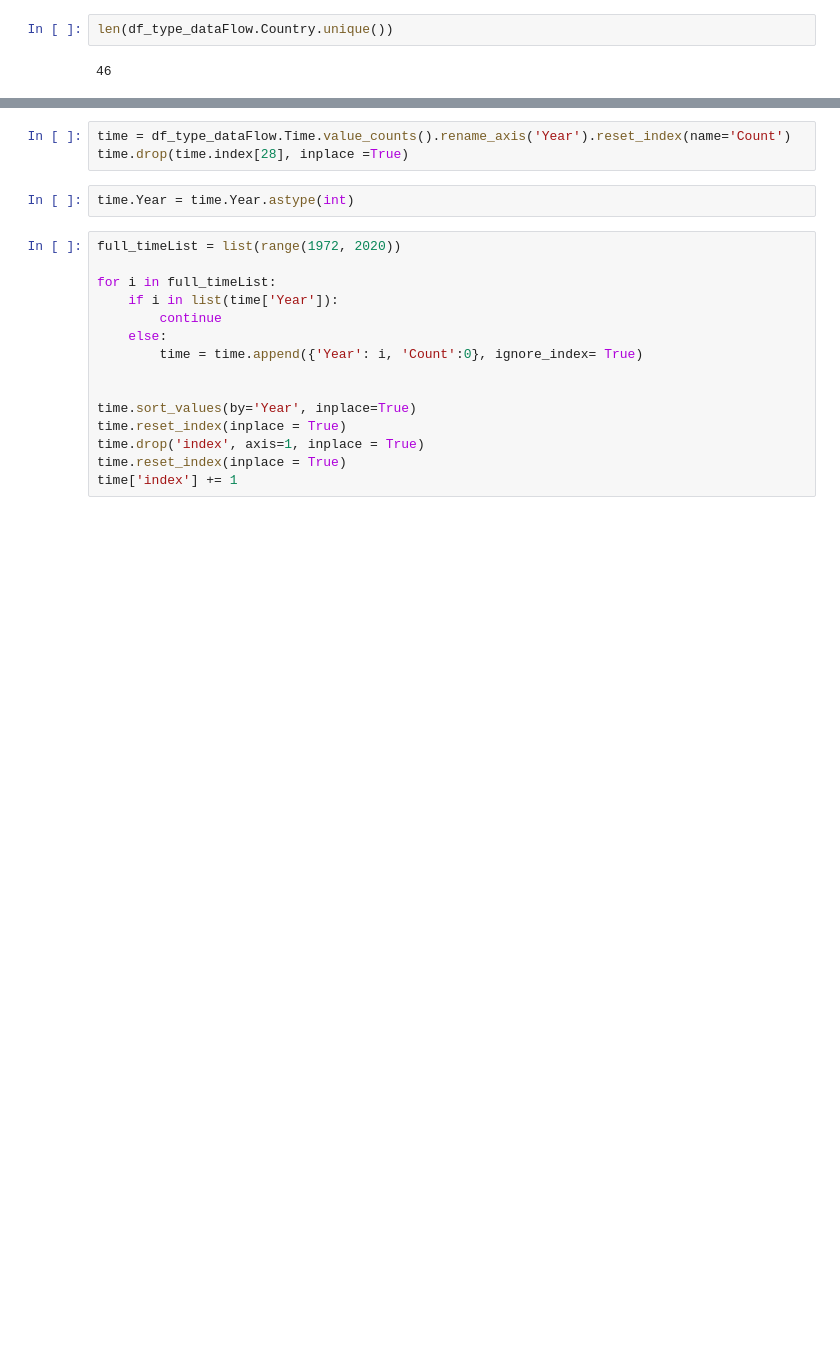
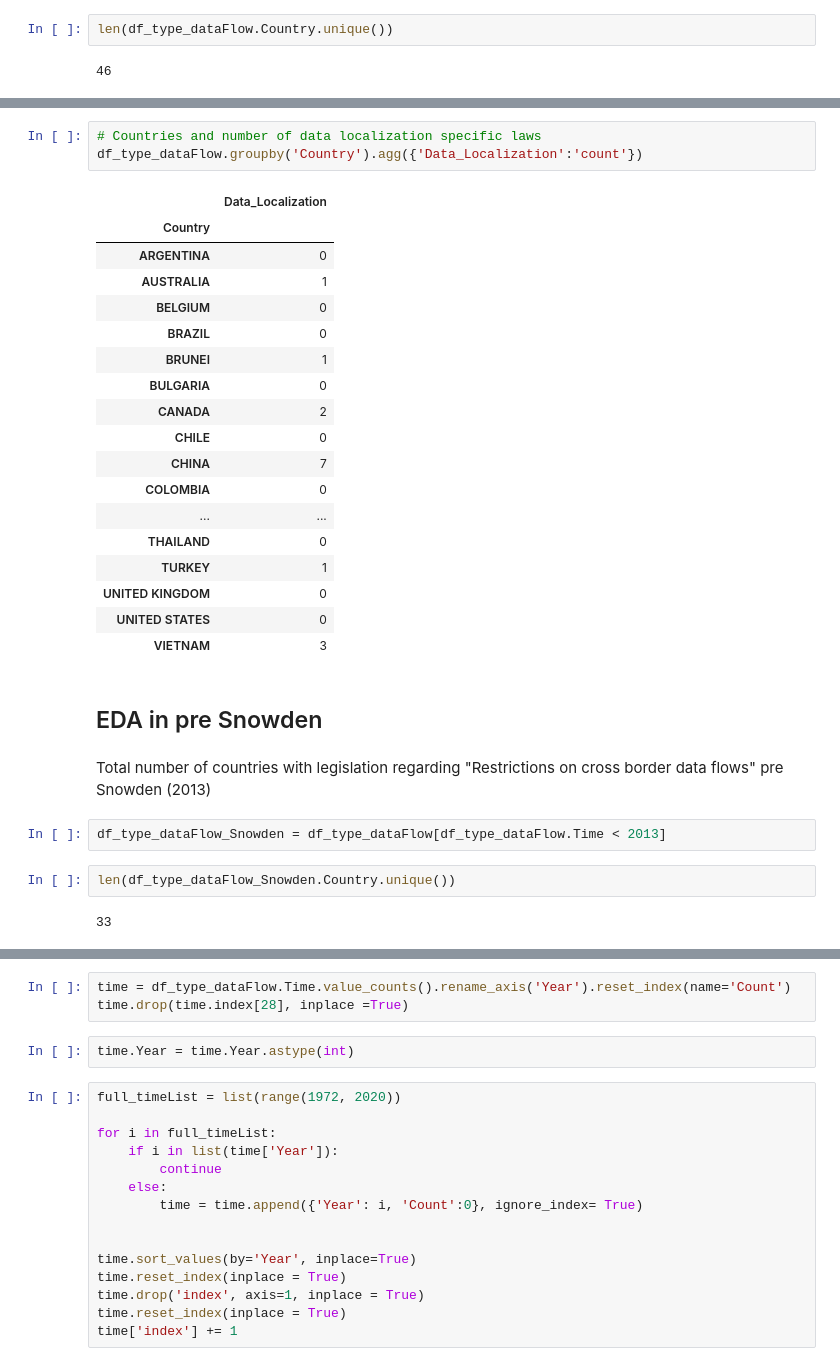
Before and after one commit to hamshom/CLTC, a Jupyter notebook: DataLocalization_Analysis.ipynb, the cells around one changed output, grey strips where cells are left out. Drawn from its saved outputs; the diff is of its cells as text; blank space fills up the shorter version.

```diff
--- a/DataLocalization_Analysis.ipynb
+++ b/DataLocalization_Analysis.ipynb
@@ -66,0 +125,32 @@ len(df_type_dataFlow.Country.unique())
+# %%
+# Countries and number of data localization specific laws
+df_type_dataFlow.groupby('Country').agg({'Data_Localization':'count'})
+# %% [output]
+|  | Data_Localization |
+| Country |  |
+| ARGENTINA | 0 |
+| AUSTRALIA | 1 |
+| BELGIUM | 0 |
+| BRAZIL | 0 |
+| BRUNEI | 1 |
+| BULGARIA | 0 |
+| CANADA | 2 |
+| CHILE | 0 |
+| CHINA | 7 |
+| COLOMBIA | 0 |
+| ... | ... |
+| THAILAND | 0 |
+| TURKEY | 1 |
+| UNITED KINGDOM | 0 |
+| UNITED STATES | 0 |
+| VIETNAM | 3 |
+# %% [markdown]
+## EDA in pre Snowden
+# %% [markdown]
+Total number of countries with legislation regarding "Restrictions on cross border data flows" pre Snowden (2013)
+# %%
+df_type_dataFlow_Snowden = df_type_dataFlow[df_type_dataFlow.Time < 2013]
+# %%
+len(df_type_dataFlow_Snowden.Country.unique())
+# %% [output]
+33
```
Also changed, not shown: parts of 32 cells of this notebook.
